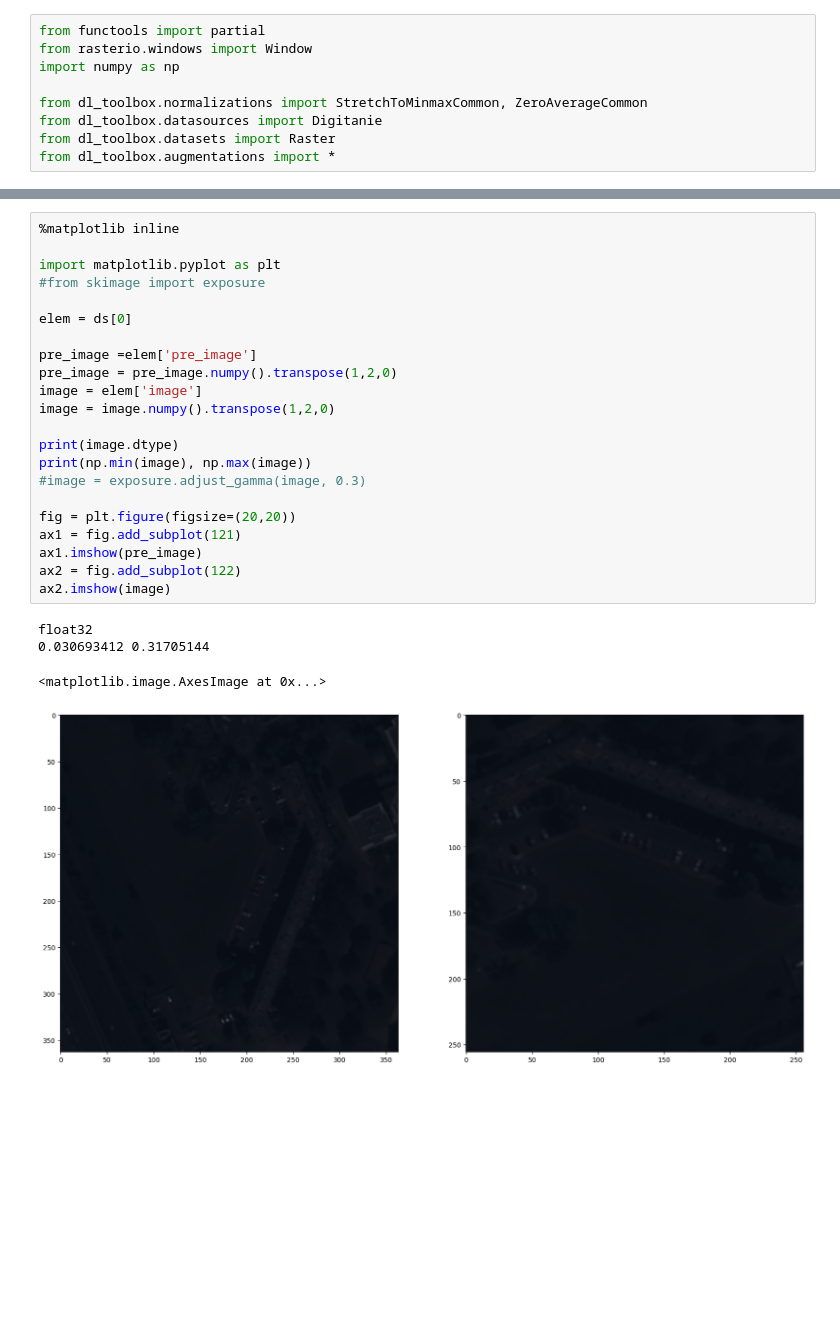
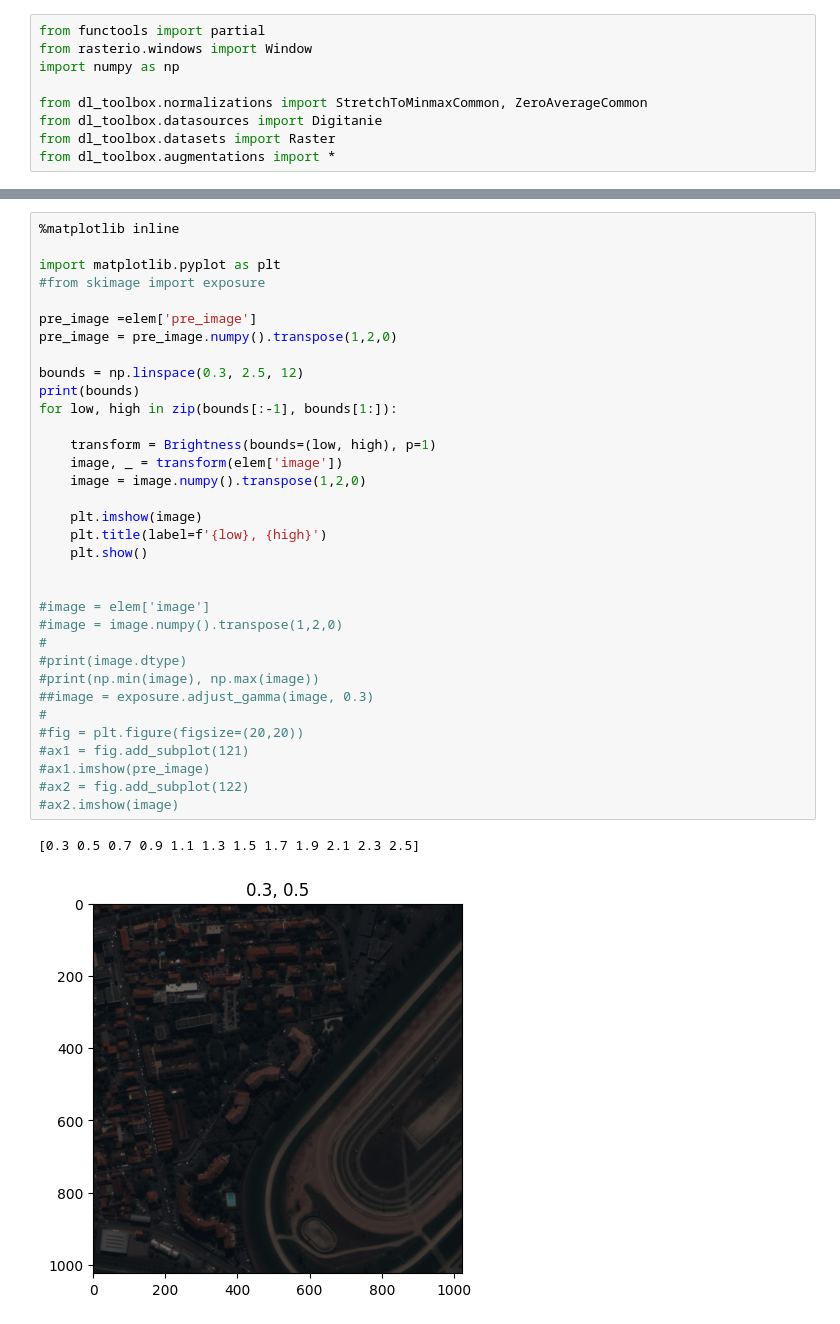
Before and after one commit to psFournier/dl_toolbox, a Jupyter notebook: dl_toolbox/utils/test_augmentations.ipynb, the cells around one changed output, grey strips where cells are left out. Saved outputs shown, nothing was run; the diff lists cells and outputs as text; blank space fills up the shorter version.

```diff
--- a/dl_toolbox/utils/test_augmentations.ipynb
+++ b/dl_toolbox/utils/test_augmentations.ipynb
@@ -42,27 +47,37 @@ ds = Raster(
 # %%
 %matplotlib inline
 
 import matplotlib.pyplot as plt
 #from skimage import exposure
 
-elem = ds[0]
-
 pre_image =elem['pre_image']
 pre_image = pre_image.numpy().transpose(1,2,0)
-image = elem['image']
-image = image.numpy().transpose(1,2,0)
 
-print(image.dtype)
-print(np.min(image), np.max(image))
-#image = exposure.adjust_gamma(image, 0.3)
+bounds = np.linspace(0.3, 2.5, 12)
+print(bounds)
+for low, high in zip(bounds[:-1], bounds[1:]):
 
-fig = plt.figure(figsize=(20,20))
-ax1 = fig.add_subplot(121)
-ax1.imshow(pre_image)
-ax2 = fig.add_subplot(122)
-ax2.imshow(image)
+    transform = Brightness(bounds=(low, high), p=1)
+    image, _ = transform(elem['image'])
+    image = image.numpy().transpose(1,2,0)
+
+    plt.imshow(image)
+    plt.title(label=f'{low}, {high}')
+    plt.show()
+
+
+#image = elem['image']
+#image = image.numpy().transpose(1,2,0)
+#
+#print(image.dtype)
+#print(np.min(image), np.max(image))
+##image = exposure.adjust_gamma(image, 0.3)
+#
+#fig = plt.figure(figsize=(20,20))
+#ax1 = fig.add_subplot(121)
+#ax1.imshow(pre_image)
+#ax2 = fig.add_subplot(122)
+#ax2.imshow(image)
 # %% [output]
-float32
-0.030693412 0.31705144
+[0.3 0.5 0.7 0.9 1.1 1.3 1.5 1.7 1.9 2.1 2.3 2.5]
-<matplotlib.image.AxesImage at 0x...>
-[figure, old version]
+[figure, new version]
```
Also changed, not shown: parts of 2 cells of this notebook, 1 other file.
